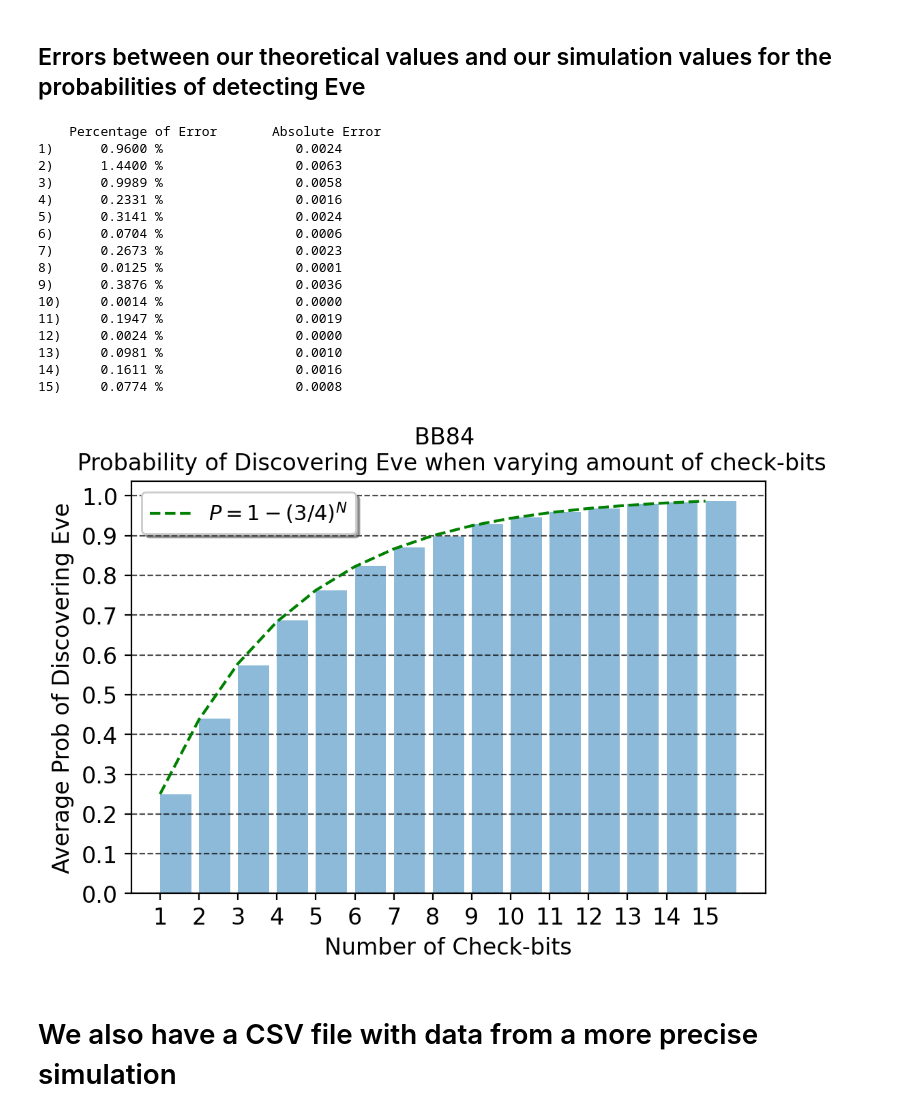
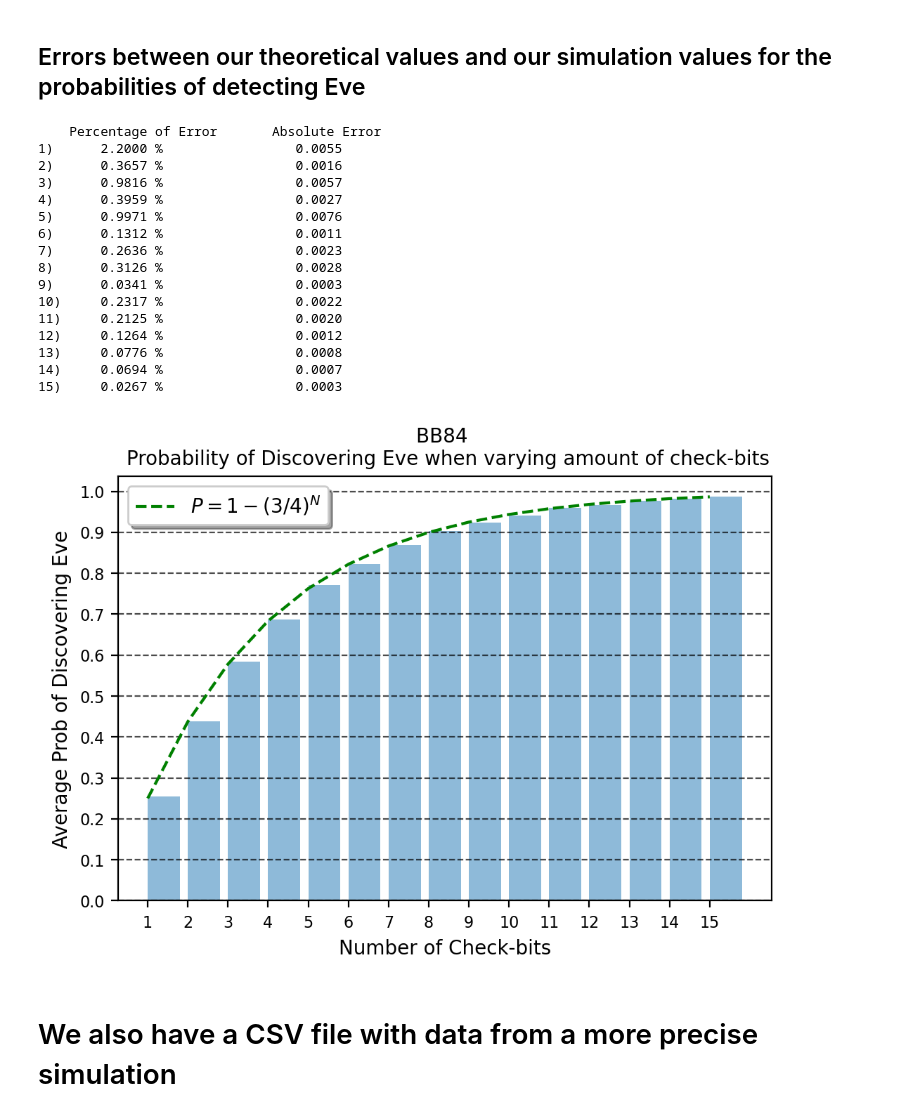
Before and after one commit to GuillermoFidalgo/QKDP, a Jupyter notebook: BB84.ipynb, the cells around one changed output. Drawn from its saved outputs; the diff is of its cells as text; code cells hidden in the pictures.

```diff
--- a/BB84.ipynb
+++ b/BB84.ipynb
@@ -162,8 +162,8 @@ k1=100 #Number of iterations of BB84
 k2=100 # Sample points
 n=128 #Number of qubits
 
-a=np.arange(5)# dummy variable
-N=2**a #Number of check-bits
+# a=np.arange(5)# dummy variable
+# N=2**a #Number of check-bits
 
 # In order to see the simulation with data for all values of possible checkbits uncomment the next line
 N=np.arange(1,16)
@@ -345,19 +348,23 @@ plt.figure(dpi=200)
 start = 0
 stop  = 1
 step  = .05
-bins=np.linspace(start, stop, num=250)
+bins=np.linspace(start, stop, num=150)
 
-for qb in range(len(N)):
-    count,val,_=plt.hist(dist[:,qb],align='left',histtype='step',label='Probability using %i check-bits' %N[qb],bins=bins )
-plt.vlines(x=avrg1,ymin=0,ymax=max(count), colors='k', linestyles='dashed',  label='Average Values',alpha=.63)
-plt.xticks(np.arange(start, stop+step, 2*step),fontsize=12)
-plt.yticks(fontsize=12)
-plt.xlabel('Probability of discovering Eve',fontsize=12)
+N=np.arange(1,16)
+
+for qb in range(0,len(N),3):
+    count,val,_=plt.hist(dist[:,qb],align='left',histtype='stepfilled',label='Probability using %i check-bits' %N[qb],bins=bins )
+    plt.vlines(x=avrg1[qb],ymin=0,ymax=max(count), colors='k', linestyles='dashed',alpha=.63)
+
+plt.vlines(x=avrg1[0],ymin=0,ymax=.001, colors='k', linestyles='dashed',  label='Average Values',alpha=.63)
+plt.xticks(np.arange(start, stop+step, 2*step),fontsize=10)
+plt.yticks(fontsize=10)
+plt.xlabel('Probability of discovering Eve',fontsize=10)
 plt.ylabel('Frequency',fontsize=12)
 plt.xlim(0.05,1.0)
 # plt.grid(axis='x')
-plt.legend(shadow=True,fontsize=7,bbox_to_anchor=(1.41,1), loc="upper right",borderaxespad=0)
-plt.title('BB84 protocol using %i qubits'%n , fontsize=16)
+plt.legend(shadow=True,fontsize=7,bbox_to_anchor=(1.015,.5), loc="center left",borderaxespad=0)
+plt.title('BB84 protocol using %i qubits'%n , fontsize=14)
 plt.savefig(outpath+'/'+'BB84-dist-superimposed',dpi=200,bbox_inches="tight")
 plt.show()
 plt.close()
@@ -400,40 +407,38 @@ for i,x in zip(percenterr,abserr):
 # print(percenterr)
 # %% [output]
     Percentage of Error       Absolute Error
-1)      0.9600 %                 0.0024
-2)      1.4400 %                 0.0063
-3)      0.9989 %                 0.0058
-4)      0.2331 %                 0.0016
-5)      0.3141 %                 0.0024
-6)      0.0704 %                 0.0006
-7)      0.2673 %                 0.0023
-8)      0.0125 %                 0.0001
-9)      0.3876 %                 0.0036
-10)     0.0014 %                 0.0000
-11)     0.1947 %                 0.0019
-12)     0.0024 %                 0.0000
-13)     0.0981 %                 0.0010
-14)     0.1611 %                 0.0016
-15)     0.0774 %                 0.0008
+1)      2.2000 %                 0.0055
+2)      0.3657 %                 0.0016
+3)      0.9816 %                 0.0057
+4)      0.3959 %                 0.0027
+5)      0.9971 %                 0.0076
+6)      0.1312 %                 0.0011
+7)      0.2636 %                 0.0023
+8)      0.3126 %                 0.0028
+9)      0.0341 %                 0.0003
+10)     0.2317 %                 0.0022
+11)     0.2125 %                 0.0020
+12)     0.1264 %                 0.0012
+13)     0.0776 %                 0.0008
+14)     0.0694 %                 0.0007
+15)     0.0267 %                 0.0003
 # %%
-# for i in range(len(N)):
-# count,val=[],[]
 plt.figure(dpi=200)
-plt.bar(N,avrg,alpha=.5,align='edge')
+plt.bar(N,avrg1,alpha=.5,align='edge')
 # plt.plot(N,avrg,'ok',label='Simulation')
 plt.plot(N,P,'--g',label='$P=1-(3/4)^N$')
-plt.xticks(ticks=N,fontsize=12)
-plt.yticks(ticks=np.arange(start,stop+step,2*step),fontsize=12)
-plt.xlabel('Number of Check-bits',fontsize=12)
-plt.ylabel('Average Prob of Discovering Eve',fontsize=12)
-plt.title('BB84 \n Probability of Discovering Eve when varying amount of check-bits', fontsize=12)
-plt.legend(fontsize=11,loc='upper left',shadow=True)
+plt.xticks(ticks=N,fontsize=8)
+plt.yticks(ticks=np.arange(start,stop+step,2*step),fontsize=8)
+plt.xlabel('Number of Check-bits',fontsize=10)
+plt.ylabel('Average Prob of Discovering Eve',fontsize=10)
+plt.title('BB84 \n Probability of Discovering Eve when varying amount of check-bits', fontsize=10)
+plt.legend(fontsize=10,loc='upper left',shadow=True)
 plt.grid(axis='y',color='k',linestyle='--',alpha=.7)
 plt.savefig(outpath+'/'+'BB84-prob-per-Check-bits.png',dpi=200)
 plt.show()
 plt.close()
 # %% [output]
-[figure, old version]
+[figure, new version]
 # %% [markdown]
 # We also have a CSV file with data from a more precise simulation
 # %% [markdown]
```
Also changed, not shown: parts of 18 cells of this notebook, 34 other files.
